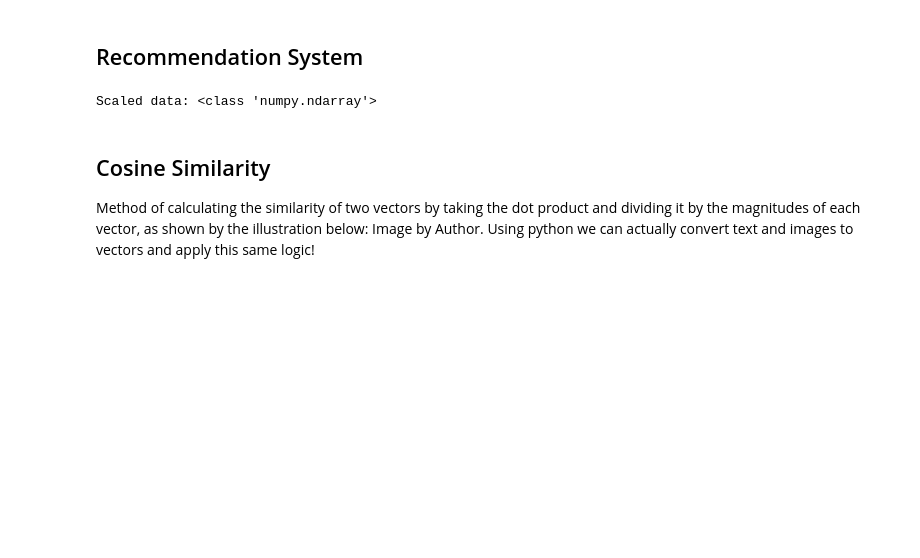
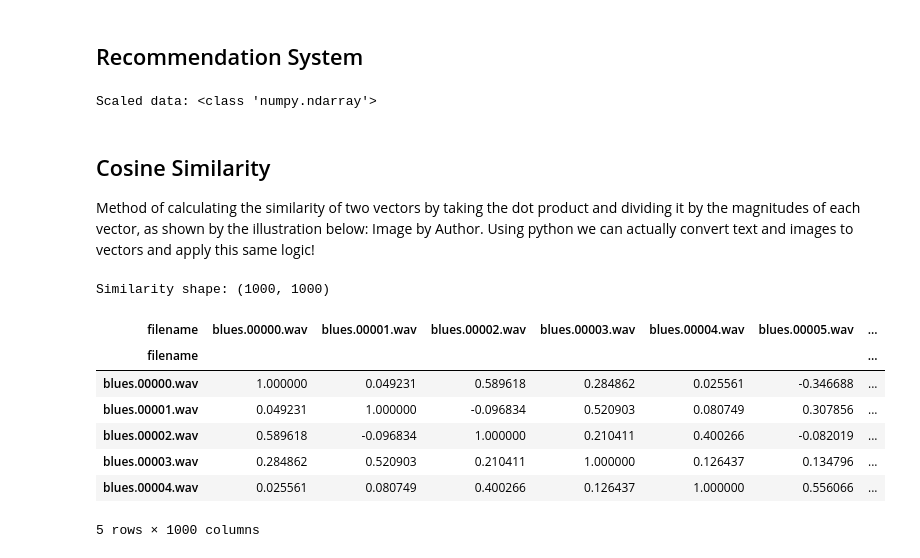
Before and after one commit to Drewrwhite/musical_journeys, a Jupyter notebook: musicaljourney.ipynb, the cells around one changed output. Cells and saved outputs as stored; diff of their text form; code cells hidden in the pictures; blank space fills up the shorter version.

Commit message:
add code for cosine similarity

```diff
--- a/musicaljourney.ipynb
+++ b/musicaljourney.ipynb
@@ -96,3 +96,24 @@ Scaled data: <class 'numpy.ndarray'>
 # %% [markdown]
 ## Cosine Similarity
 Method of calculating the similarity of two vectors by taking the dot product and dividing it by the magnitudes of each vector, as shown by the illustration below: Image by Author. Using python we can actually convert text and images to vectors and apply this same logic!
+# %%
+# Cosine similarity
+similarity = cosine_similarity(df_scaled)
+print("Similarity shape:", similarity.shape)
+
+# Convert into a dataframe and then set the row index and column names as labels
+sim_df_labels = pd.DataFrame(similarity)
+sim_df_names = sim_df_labels.set_index(labels.index)
+sim_df_names.columns = labels.index
+
+sim_df_names.head()
+# %% [output]
+Similarity shape: (1000, 1000)
+| filename | blues.00000.wav | blues.00001.wav | blues.00002.wav | blues.00003.wav | blues.00004.wav | blues.00005.wav | ... |
+| filename |  |  |  |  |  |  | ... |
+| blues.00000.wav | 1.000000 | 0.049231 | 0.589618 | 0.284862 | 0.025561 | -0.346688 | ... |
+| blues.00001.wav | 0.049231 | 1.000000 | -0.096834 | 0.520903 | 0.080749 | 0.307856 | ... |
+| blues.00002.wav | 0.589618 | -0.096834 | 1.000000 | 0.210411 | 0.400266 | -0.082019 | ... |
+| blues.00003.wav | 0.284862 | 0.520903 | 0.210411 | 1.000000 | 0.126437 | 0.134796 | ... |
+| blues.00004.wav | 0.025561 | 0.080749 | 0.400266 | 0.126437 | 1.000000 | 0.556066 | ... |
+5 rows × 1000 columns
```
